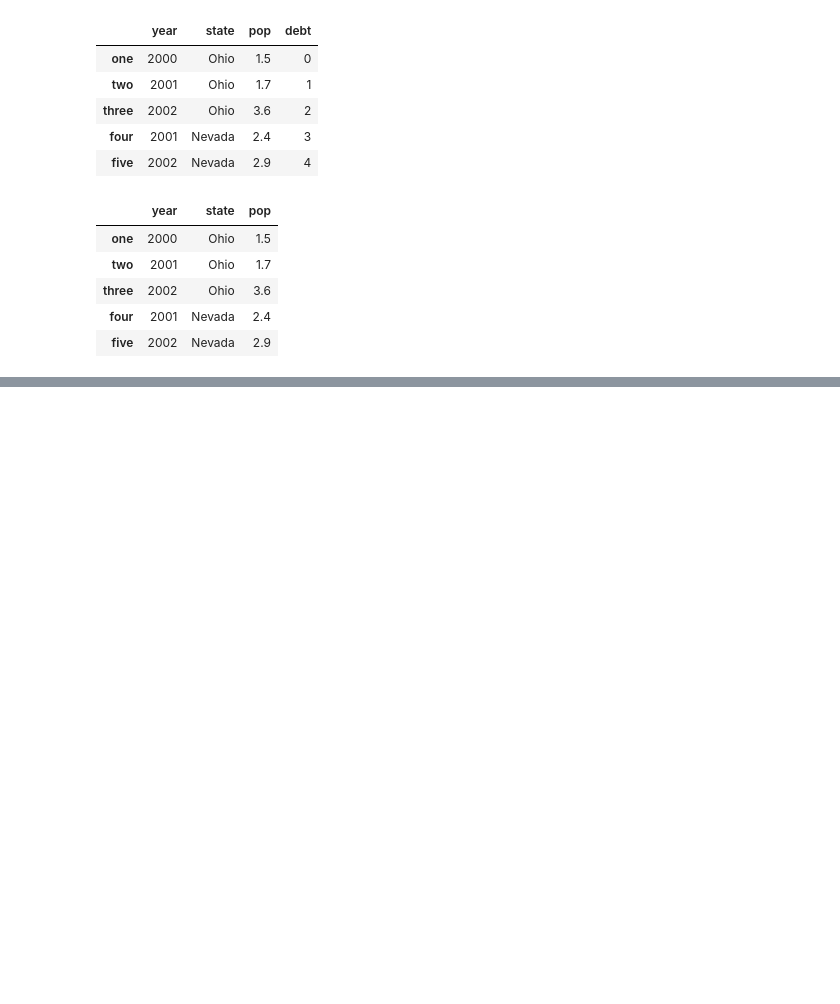
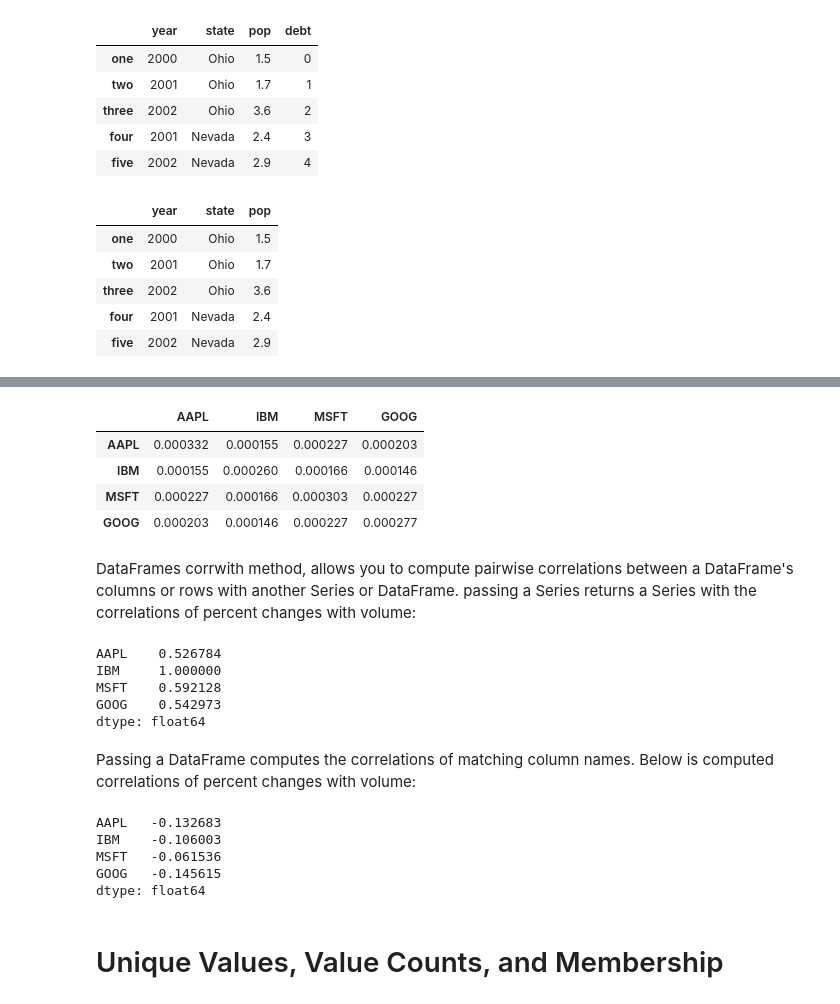
Before and after one commit to oeg1n18/learning-python, a Jupyter notebook: Python-for-data-analysis-Oreillly/5.1_Pandas_Data_Structures.ipynb, the cells around one changed output, grey strips where cells are left out. Saved outputs shown, nothing was run; the diff lists cells and outputs as text; code cells hidden in the pictures; blank space fills up the shorter version.

```diff
--- a/Python-for-data-analysis-Oreillly/5.1_Pandas_Data_Structures.ipynb
+++ b/Python-for-data-analysis-Oreillly/5.1_Pandas_Data_Structures.ipynb
@@ -213,0 +531,30 @@ frame2.head() #deletes column
+# %%
+returns.cov()
+# %% [output]
+|  | AAPL | IBM | MSFT | GOOG |
+| AAPL | 0.000332 | 0.000155 | 0.000227 | 0.000203 |
+| IBM | 0.000155 | 0.000260 | 0.000166 | 0.000146 |
+| MSFT | 0.000227 | 0.000166 | 0.000303 | 0.000227 |
+| GOOG | 0.000203 | 0.000146 | 0.000227 | 0.000277 |
+# %% [markdown]
+DataFrames corrwith method, allows you to compute pairwise correlations between a DataFrame's columns or rows with another Series or DataFrame. passing a Series returns a Series with the correlations of percent changes with volume:
+# %%
+returns.corrwith(returns.IBM)
+# %% [output]
+AAPL    0.526784
+IBM     1.000000
+MSFT    0.592128
+GOOG    0.542973
+dtype: float64
+# %% [markdown]
+Passing a DataFrame computes the correlations of matching column names. Below is computed correlations of percent changes with volume:
+# %%
+returns.corrwith(volume)
+# %% [output]
+AAPL   -0.132683
+IBM    -0.106003
+MSFT   -0.061536
+GOOG   -0.145615
+dtype: float64
+# %% [markdown]
+# Unique Values, Value Counts, and Membership
```
Also changed, not shown: parts of 55 cells of this notebook, 4 other files.
